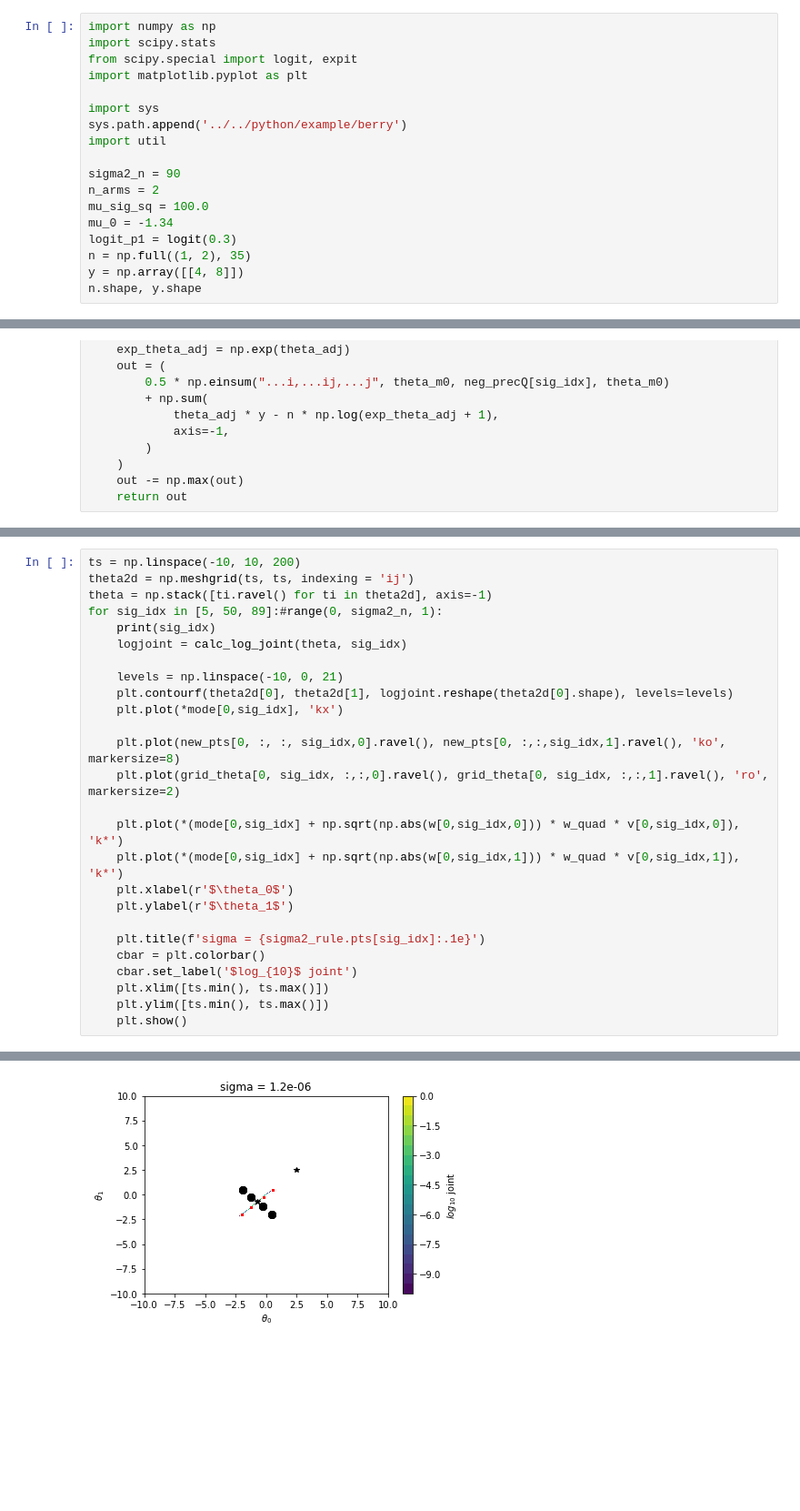
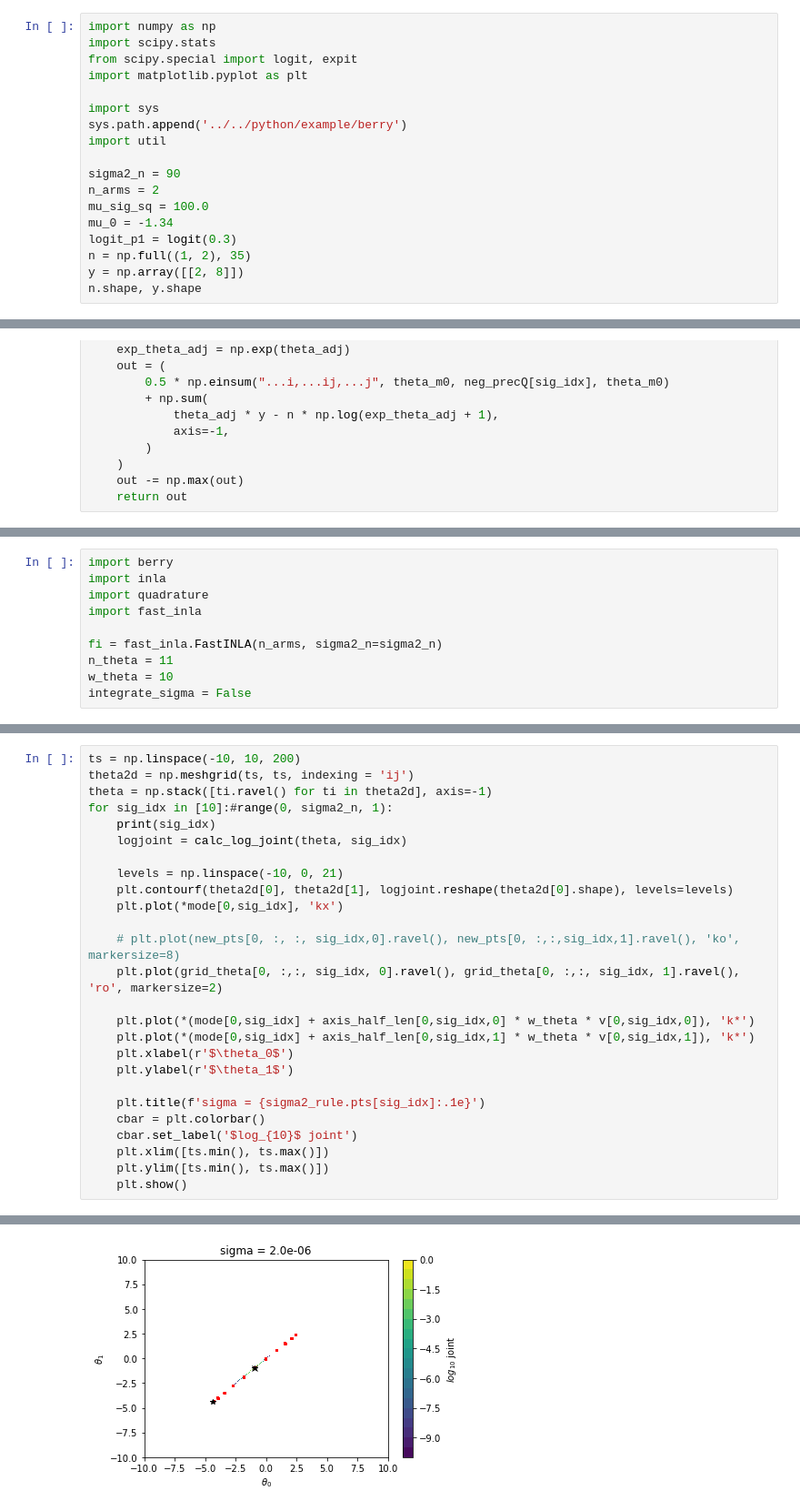
Before and after one commit to Confirm-Solutions/imprint, a Jupyter notebook: research/berry/quadrature_dev.ipynb, the cells around one changed output, grey strips where cells are left out. Shown at 91% size. Drawn from its saved outputs; the diff is of its cells as text; blank space fills up the shorter version.

```diff
--- a/research/berry/quadrature_dev.ipynb
+++ b/research/berry/quadrature_dev.ipynb
@@ -17,7 +17,7 @@ mu_sig_sq = 100.0
 mu_0 = -1.34
 logit_p1 = logit(0.3)
 n = np.full((1, 2), 35)
-y = np.array([[4, 8]])
+y = np.array([[2, 8]])
 n.shape, y.shape
 # %% [output]
 ((1, 2), (1, 2))
@@ -68,0 +65,10 @@ model = berry.Berry(sigma2_n = sigma2_n, n_arms=n_arms)
+# %%
+import berry
+import inla
+import quadrature
+import fast_inla
+
+fi = fast_inla.FastINLA(n_arms, sigma2_n=sigma2_n)
+n_theta = 11
+w_theta = 10
+integrate_sigma = False
@@ -140,7 +159,7 @@ array([[[-0.8321324 , -0.55457703],
 ts = np.linspace(-10, 10, 200)
 theta2d = np.meshgrid(ts, ts, indexing = 'ij')
 theta = np.stack([ti.ravel() for ti in theta2d], axis=-1)
-for sig_idx in [5, 50, 89]:#range(0, sigma2_n, 1):
+for sig_idx in [10]:#range(0, sigma2_n, 1):
     print(sig_idx)
     logjoint = calc_log_joint(theta, sig_idx)
 
@@ -148,11 +167,11 @@ for sig_idx in [5, 50, 89]:#range(0, sigma2_n, 1):
     plt.contourf(theta2d[0], theta2d[1], logjoint.reshape(theta2d[0].shape), levels=levels)
     plt.plot(*mode[0,sig_idx], 'kx')
 
-    plt.plot(new_pts[0, :, :, sig_idx,0].ravel(), new_pts[0, :,:,sig_idx,1].ravel(), 'ko', markersize=8)
-    plt.plot(grid_theta[0, sig_idx, :,:,0].ravel(), grid_theta[0, sig_idx, :,:,1].ravel(), 'ro', markersize=2)
+    # plt.plot(new_pts[0, :, :, sig_idx,0].ravel(), new_pts[0, :,:,sig_idx,1].ravel(), 'ko', markersize=8)
+    plt.plot(grid_theta[0, :,:, sig_idx, 0].ravel(), grid_theta[0, :,:, sig_idx, 1].ravel(), 'ro', markersize=2)
 
-    plt.plot(*(mode[0,sig_idx] + np.sqrt(np.abs(w[0,sig_idx,0])) * w_quad * v[0,sig_idx,0]), 'k*')
-    plt.plot(*(mode[0,sig_idx] + np.sqrt(np.abs(w[0,sig_idx,1])) * w_quad * v[0,sig_idx,1]), 'k*')
+    plt.plot(*(mode[0,sig_idx] + axis_half_len[0,sig_idx,0] * w_theta * v[0,sig_idx,0]), 'k*')
+    plt.plot(*(mode[0,sig_idx] + axis_half_len[0,sig_idx,1] * w_theta * v[0,sig_idx,1]), 'k*')
     plt.xlabel(r'$\theta_0$')
     plt.ylabel(r'$\theta_1$')
 
@@ -167 +186 @@ for sig_idx in [5, 50, 89]:#range(0, sigma2_n, 1):
-[figure, old version]
+[figure, new version]
```
Also changed, not shown: parts of 14 cells of this notebook, 8 other files.
